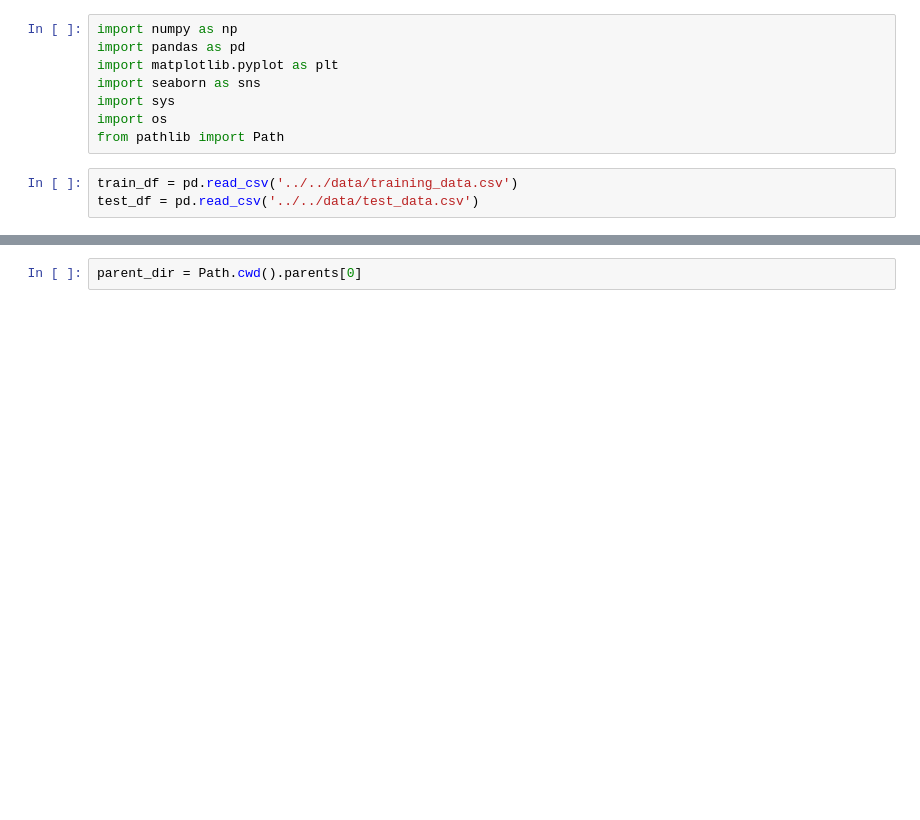
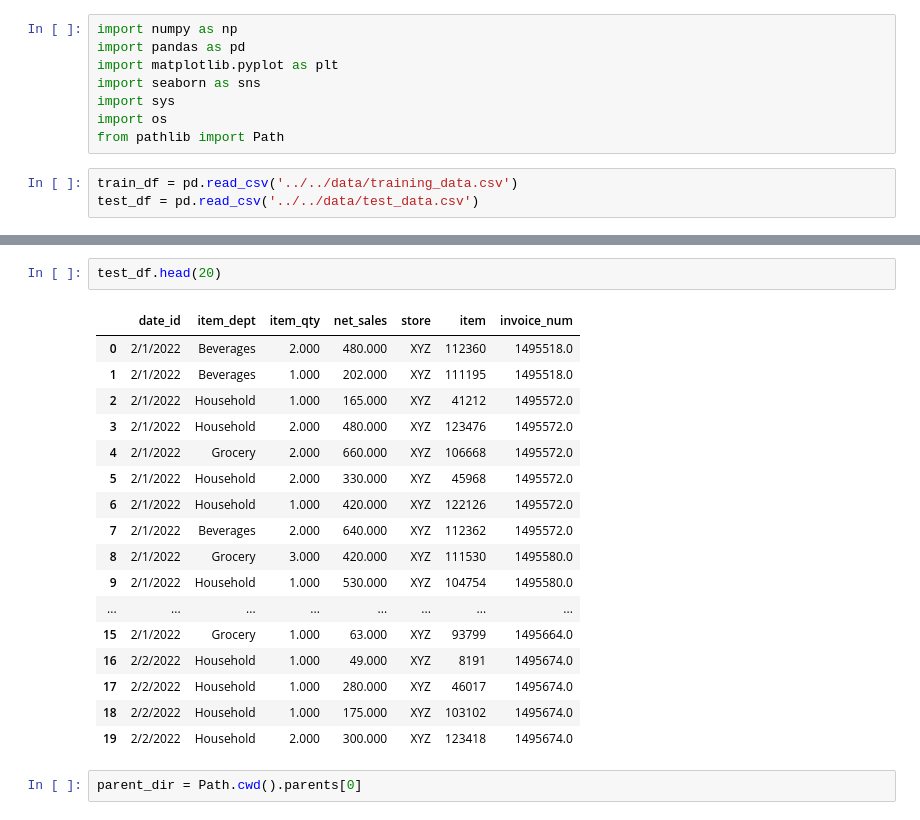
Before and after one commit to Vaseekaran-V/ML_CW, a Jupyter notebook: src/notebooks/modeling_train_test.ipynb, the cells around one changed output, grey strips where cells are left out. Saved outputs shown, nothing was run; the diff lists cells and outputs as text; blank space fills up the shorter version.

```diff
--- a/src/notebooks/modeling_train_test.ipynb
+++ b/src/notebooks/modeling_train_test.ipynb
@@ -12,3 +32,23 @@ test_df = pd.read_csv('../../data/test_data.csv')
+# %%
+test_df.head(20)
+# %% [output]
+|  | date_id | item_dept | item_qty | net_sales | store | item | invoice_num |
+| 0 | 2/1/2022 | Beverages | 2.000 | 480.000 | XYZ | 112360 | 1495518.0 |
+| 1 | 2/1/2022 | Beverages | 1.000 | 202.000 | XYZ | 111195 | 1495518.0 |
+| 2 | 2/1/2022 | Household | 1.000 | 165.000 | XYZ | 41212 | 1495572.0 |
+| 3 | 2/1/2022 | Household | 2.000 | 480.000 | XYZ | 123476 | 1495572.0 |
+| 4 | 2/1/2022 | Grocery | 2.000 | 660.000 | XYZ | 106668 | 1495572.0 |
+| 5 | 2/1/2022 | Household | 2.000 | 330.000 | XYZ | 45968 | 1495572.0 |
+| 6 | 2/1/2022 | Household | 1.000 | 420.000 | XYZ | 122126 | 1495572.0 |
+| 7 | 2/1/2022 | Beverages | 2.000 | 640.000 | XYZ | 112362 | 1495572.0 |
+| 8 | 2/1/2022 | Grocery | 3.000 | 420.000 | XYZ | 111530 | 1495580.0 |
+| 9 | 2/1/2022 | Household | 1.000 | 530.000 | XYZ | 104754 | 1495580.0 |
+| ... | ... | ... | ... | ... | ... | ... | ... |
+| 15 | 2/1/2022 | Grocery | 1.000 | 63.000 | XYZ | 93799 | 1495664.0 |
+| 16 | 2/2/2022 | Household | 1.000 | 49.000 | XYZ | 8191 | 1495674.0 |
+| 17 | 2/2/2022 | Household | 1.000 | 280.000 | XYZ | 46017 | 1495674.0 |
+| 18 | 2/2/2022 | Household | 1.000 | 175.000 | XYZ | 103102 | 1495674.0 |
+| 19 | 2/2/2022 | Household | 2.000 | 300.000 | XYZ | 123418 | 1495674.0 |
 # %%
 parent_dir = Path.cwd().parents[0]
 # %%
```
Also changed, not shown: parts of 3 cells of this notebook, 2 other files.
